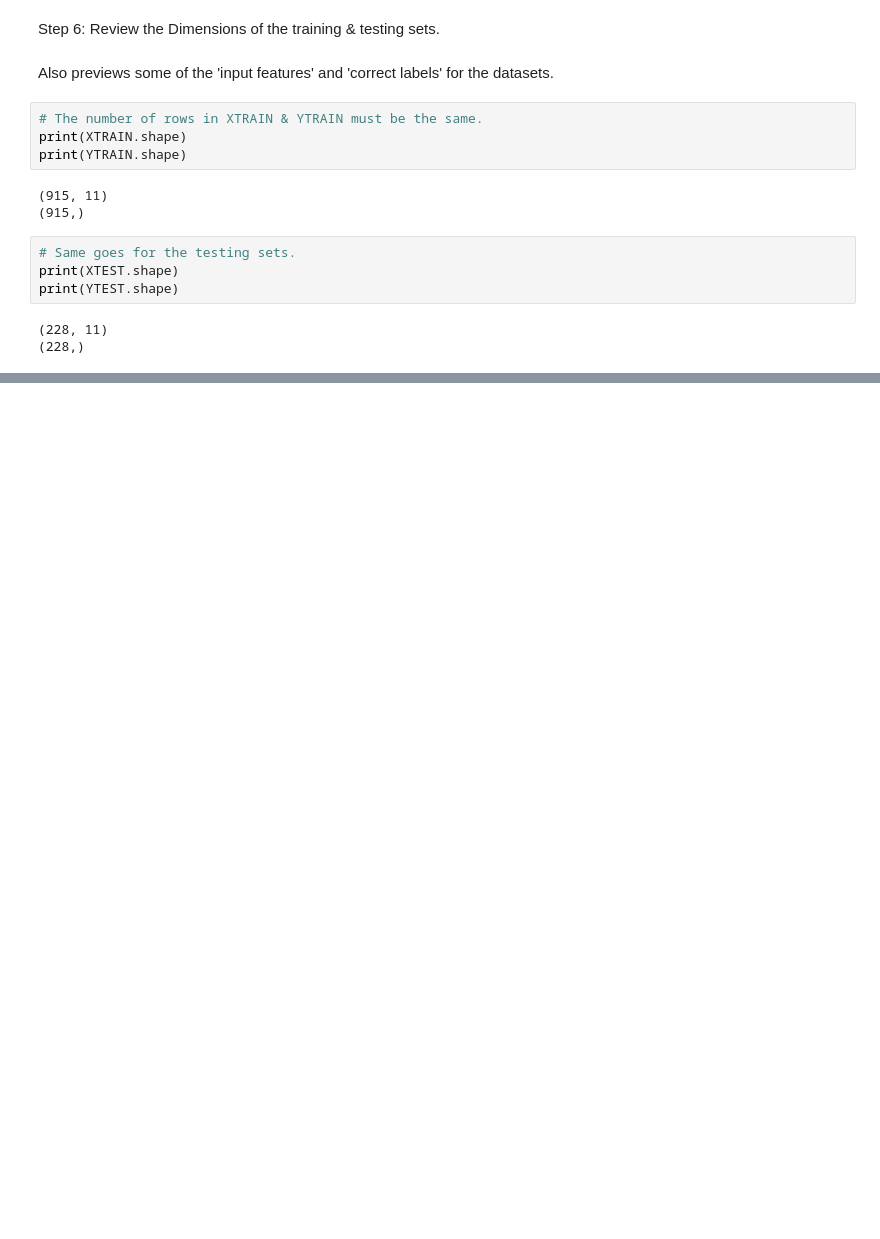
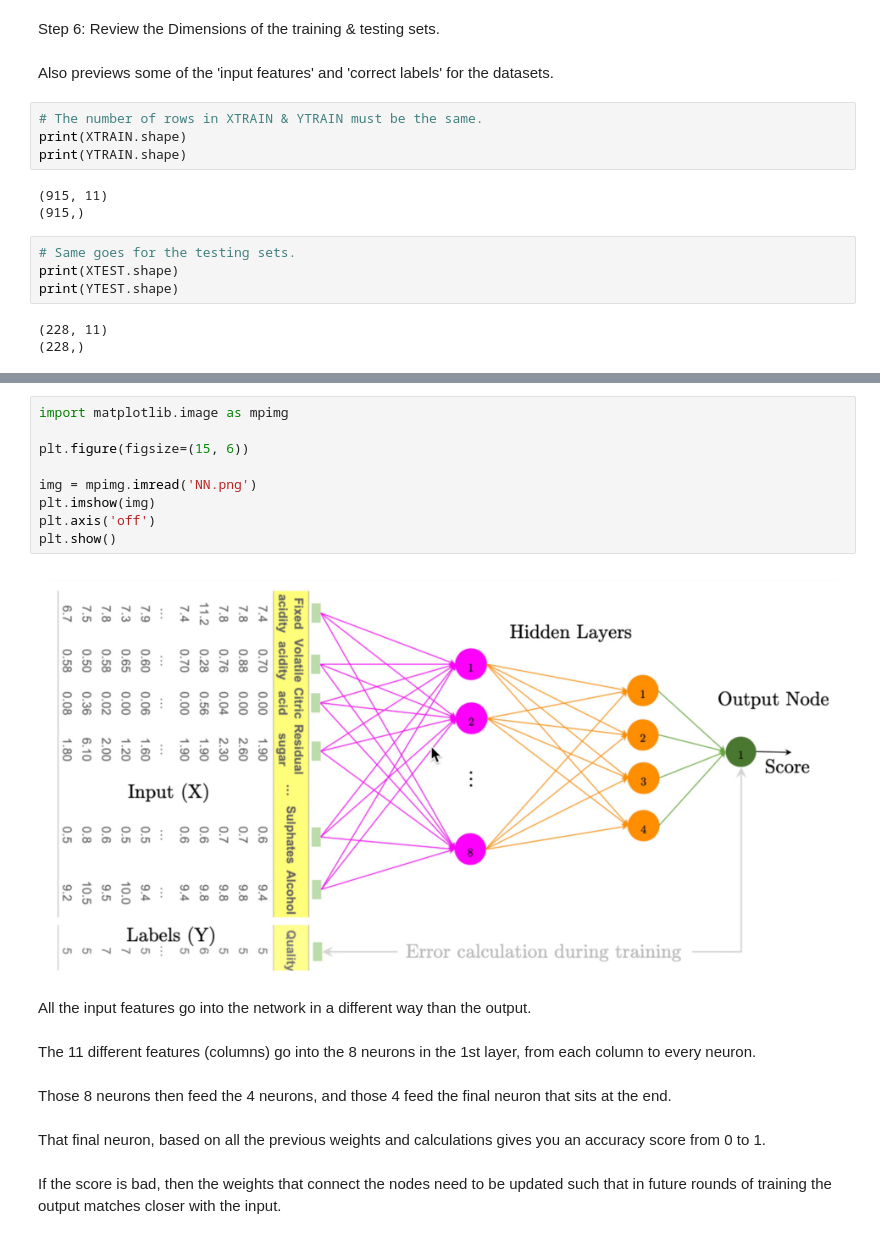
Before and after one commit to Jorwin-dev/machine-learning, a Jupyter notebook: neural-networks/Wine/neural_networks-wine.ipynb, the cells around one changed output, grey strips where cells are left out. Drawn from its saved outputs; the diff is of its cells as text; blank space fills up the shorter version.

Commit message:
Creation of the neural network model.

```diff
--- a/neural-networks/Wine/neural_networks-wine.ipynb
+++ b/neural-networks/Wine/neural_networks-wine.ipynb
@@ -286,0 +337,21 @@ print(YTEST[0:3])
+# %%
+import matplotlib.image as mpimg
+
+plt.figure(figsize=(15, 6))
+
+img = mpimg.imread('NN.png')
+plt.imshow(img)
+plt.axis('off')
+plt.show()
+# %% [output]
+[figure, added]
+# %% [markdown]
+All the input features go into the network in a different way than the output.
+# %% [markdown]
+The 11 different features (columns) go into the 8 neurons in the 1st layer, from each column to every neuron.
+# %% [markdown]
+Those 8 neurons then feed the 4 neurons, and those 4 feed the final neuron that sits at the end.
+# %% [markdown]
+That final neuron, based on all the previous weights and calculations gives you an accuracy score from 0 to 1.
+# %% [markdown]
+If the score is bad, then the weights that connect the nodes need to be updated such that in future rounds of training the output matches closer with the input.
```
Also changed, not shown: parts of 12 cells of this notebook, 1 other file.
